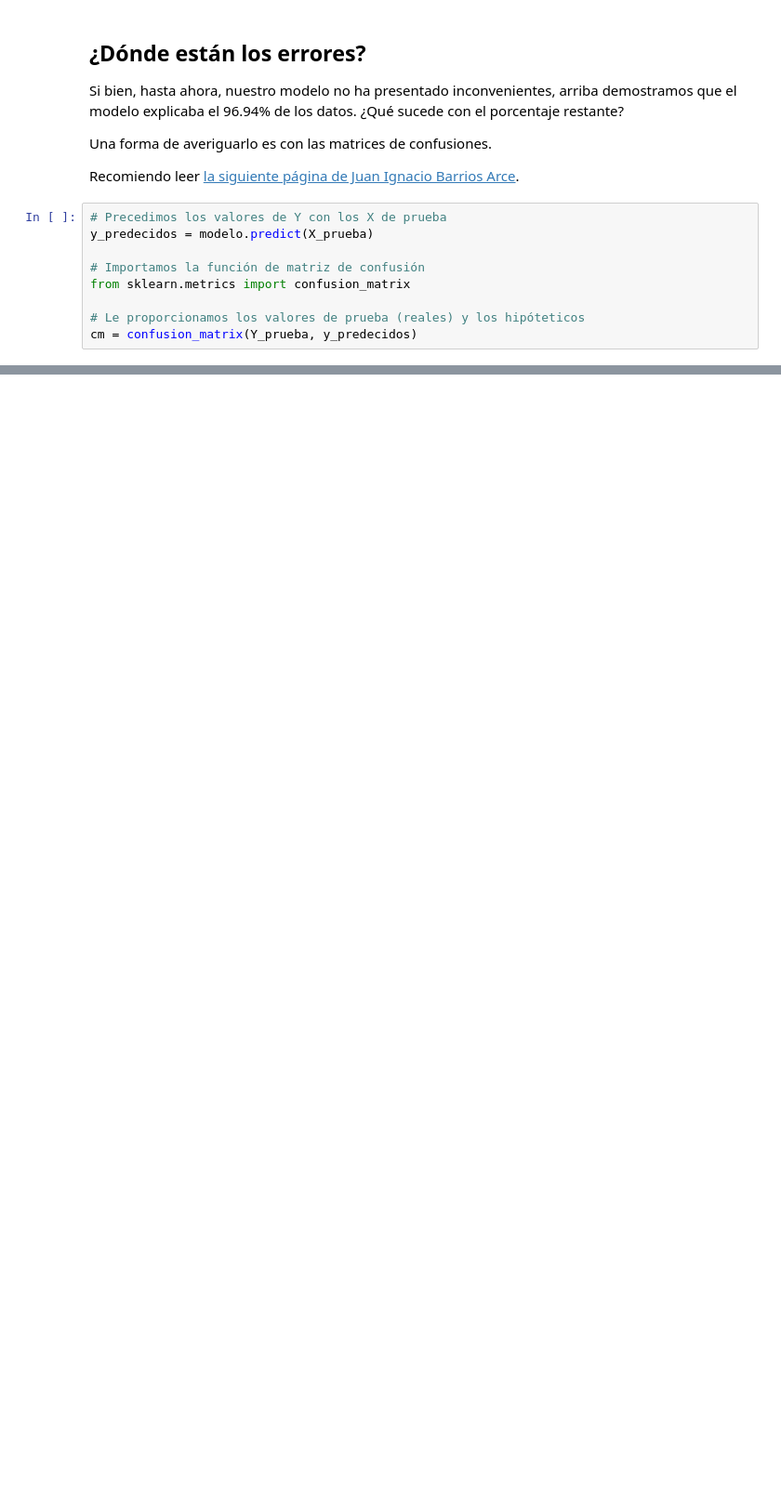
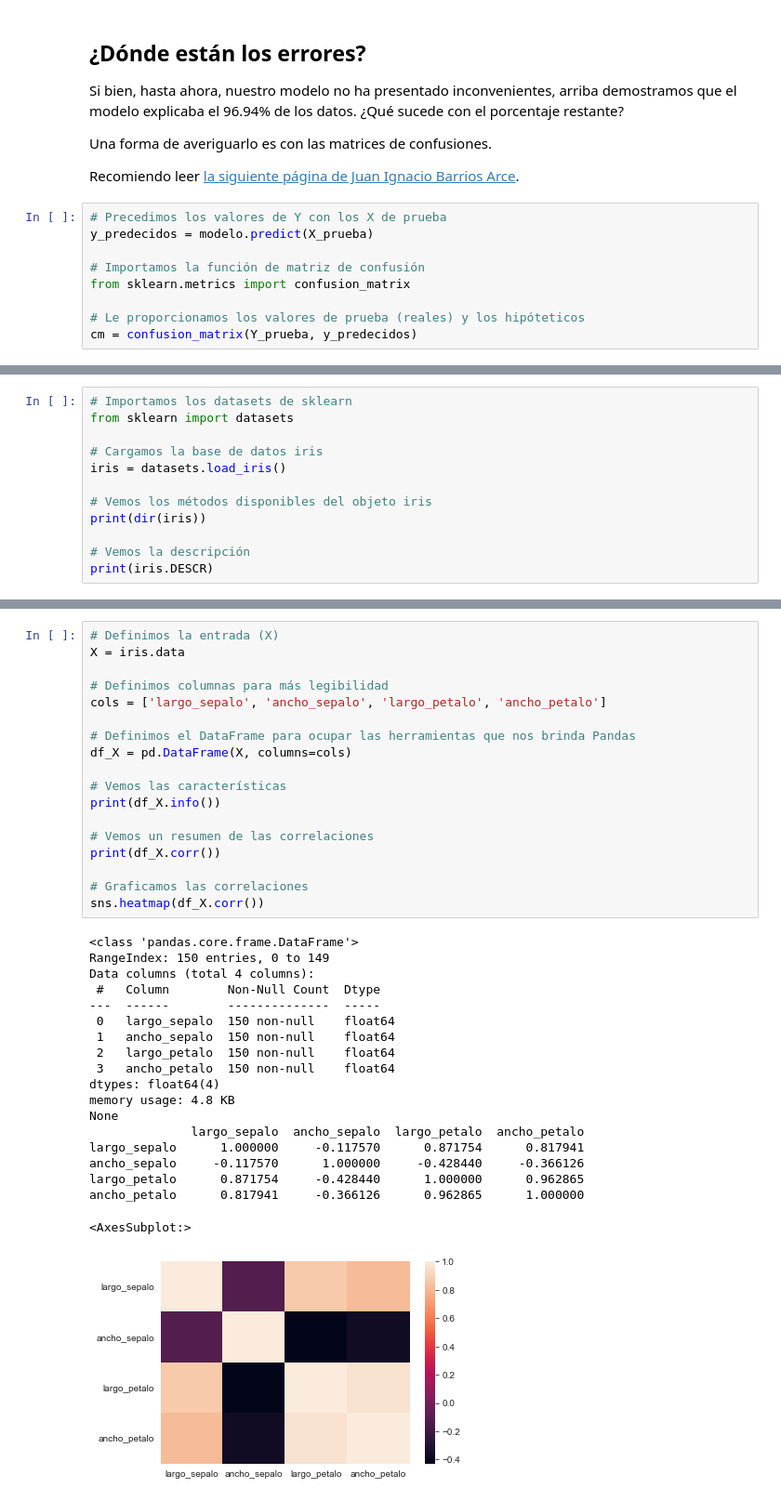
Before and after one commit to adinamarca/notebooks, a Jupyter notebook: PY/ML/3_regresion_logistica/notebook.ipynb, the cells around one changed output, grey strips where cells are left out. Shown at 93% size. Saved outputs shown, nothing was run; the diff lists cells and outputs as text; blank space fills up the shorter version.

```diff
--- a/PY/ML/3_regresion_logistica/notebook.ipynb
+++ b/PY/ML/3_regresion_logistica/notebook.ipynb
@@ -1279,3 +1279,15 @@ Usando las cuatro variables anteriores categorizaremos en las siguientes categor
 - Versicolour.
 
 - Virginica.
+# %%
+# Importamos los datasets de sklearn
+from sklearn import datasets
+
+# Cargamos la base de datos iris
+iris = datasets.load_iris()
+
+# Vemos los métodos disponibles del objeto iris
+print(dir(iris))
+
+# Vemos la descripción
+print(iris.DESCR)
@@ -1281,0 +1316,38 @@ Usando las cuatro variables anteriores categorizaremos en las siguientes categor
+# %%
+# Definimos la entrada (X)
+X = iris.data
+
+# Definimos columnas para más legibilidad
+cols = ['largo_sepalo', 'ancho_sepalo', 'largo_petalo', 'ancho_petalo']
+
+# Definimos el DataFrame para ocupar las herramientas que nos brinda Pandas
+df_X = pd.DataFrame(X, columns=cols)
+
+# Vemos las características
+print(df_X.info())
+
+# Vemos un resumen de las correlaciones
+print(df_X.corr())
+
+# Graficamos las correlaciones
+sns.heatmap(df_X.corr())
+# %% [output]
+<class 'pandas.core.frame.DataFrame'>
+RangeIndex: 150 entries, 0 to 149
+Data columns (total 4 columns):
+ #   Column        Non-Null Count  Dtype
+---  ------        --------------  -----
+ 0   largo_sepalo  150 non-null    float64
+ 1   ancho_sepalo  150 non-null    float64
+ 2   largo_petalo  150 non-null    float64
+ 3   ancho_petalo  150 non-null    float64
+dtypes: float64(4)
+memory usage: 4.8 KB
+None
+              largo_sepalo  ancho_sepalo  largo_petalo  ancho_petalo
+largo_sepalo      1.000000     -0.117570      0.871754      0.817941
+ancho_sepalo     -0.117570      1.000000     -0.428440     -0.366126
+largo_petalo      0.871754     -0.428440      1.000000      0.962865
+ancho_petalo      0.817941     -0.366126      0.962865      1.000000
+<AxesSubplot:>
+[figure, added]
```
Also changed, not shown: parts of 22 cells of this notebook, 1 other file.
